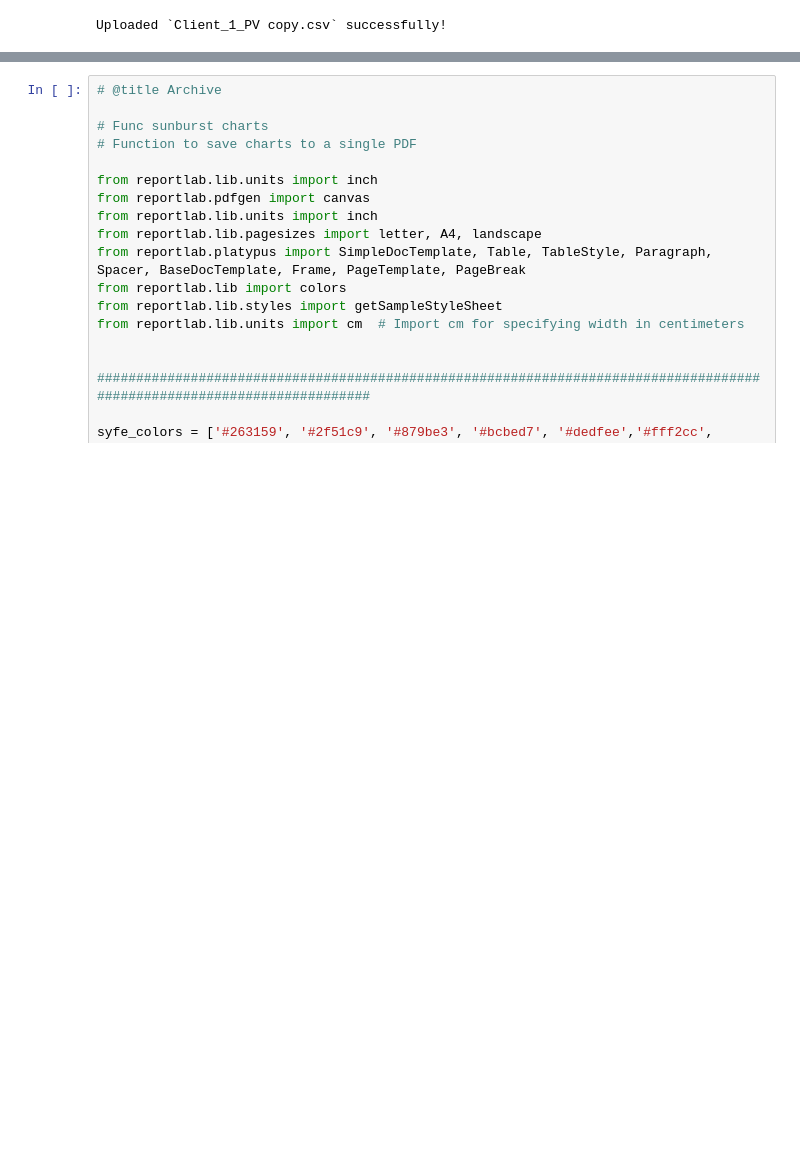
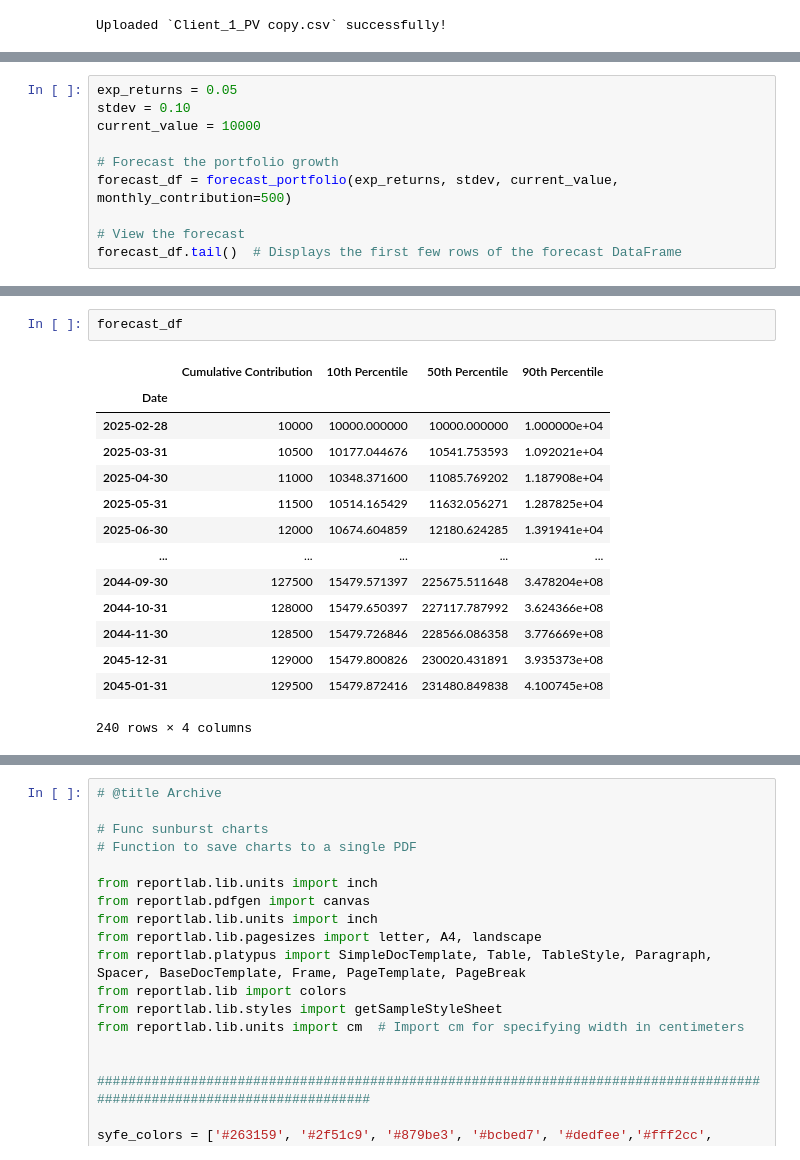
Before and after one commit to weijieleong/Portfolio-Visualizer, a Jupyter notebook: Portfolio_Visualizer_colab_V1.ipynb, the cells around one changed output, grey strips where cells are left out. Cells and saved outputs as stored; diff of their text form; blank space fills up the shorter version.

```diff
--- a/Portfolio_Visualizer_colab_V1.ipynb
+++ b/Portfolio_Visualizer_colab_V1.ipynb
@@ -1712,0 +1770,10 @@ def forecast_portfolio(df_ret):
+# %%
+exp_returns = 0.05
+stdev = 0.10
+current_value = 10000
+
+# Forecast the portfolio growth
+forecast_df = forecast_portfolio(exp_returns, stdev, current_value, monthly_contribution=500)
+
+# View the forecast
+forecast_df.tail()  # Displays the first few rows of the forecast DataFrame
@@ -1712,0 +1832,17 @@ def forecast_portfolio(df_ret):
+# %%
+forecast_df
+# %% [output]
+|  | Cumulative Contribution | 10th Percentile | 50th Percentile | 90th Percentile |
+| Date |  |  |  |  |
+| 2025-02-28 | 10000 | 10000.000000 | 10000.000000 | 1.000000e+04 |
+| 2025-03-31 | 10500 | 10177.044676 | 10541.753593 | 1.092021e+04 |
+| 2025-04-30 | 11000 | 10348.371600 | 11085.769202 | 1.187908e+04 |
+| 2025-05-31 | 11500 | 10514.165429 | 11632.056271 | 1.287825e+04 |
+| 2025-06-30 | 12000 | 10674.604859 | 12180.624285 | 1.391941e+04 |
+| ... | ... | ... | ... | ... |
+| 2044-09-30 | 127500 | 15479.571397 | 225675.511648 | 3.478204e+08 |
+| 2044-10-31 | 128000 | 15479.650397 | 227117.787992 | 3.624366e+08 |
+| 2044-11-30 | 128500 | 15479.726846 | 228566.086358 | 3.776669e+08 |
+| 2045-12-31 | 129000 | 15479.800826 | 230020.431891 | 3.935373e+08 |
+| 2045-01-31 | 129500 | 15479.872416 | 231480.849838 | 4.100745e+08 |
+240 rows × 4 columns
```
Also changed, not shown: parts of 9 cells of this notebook.
